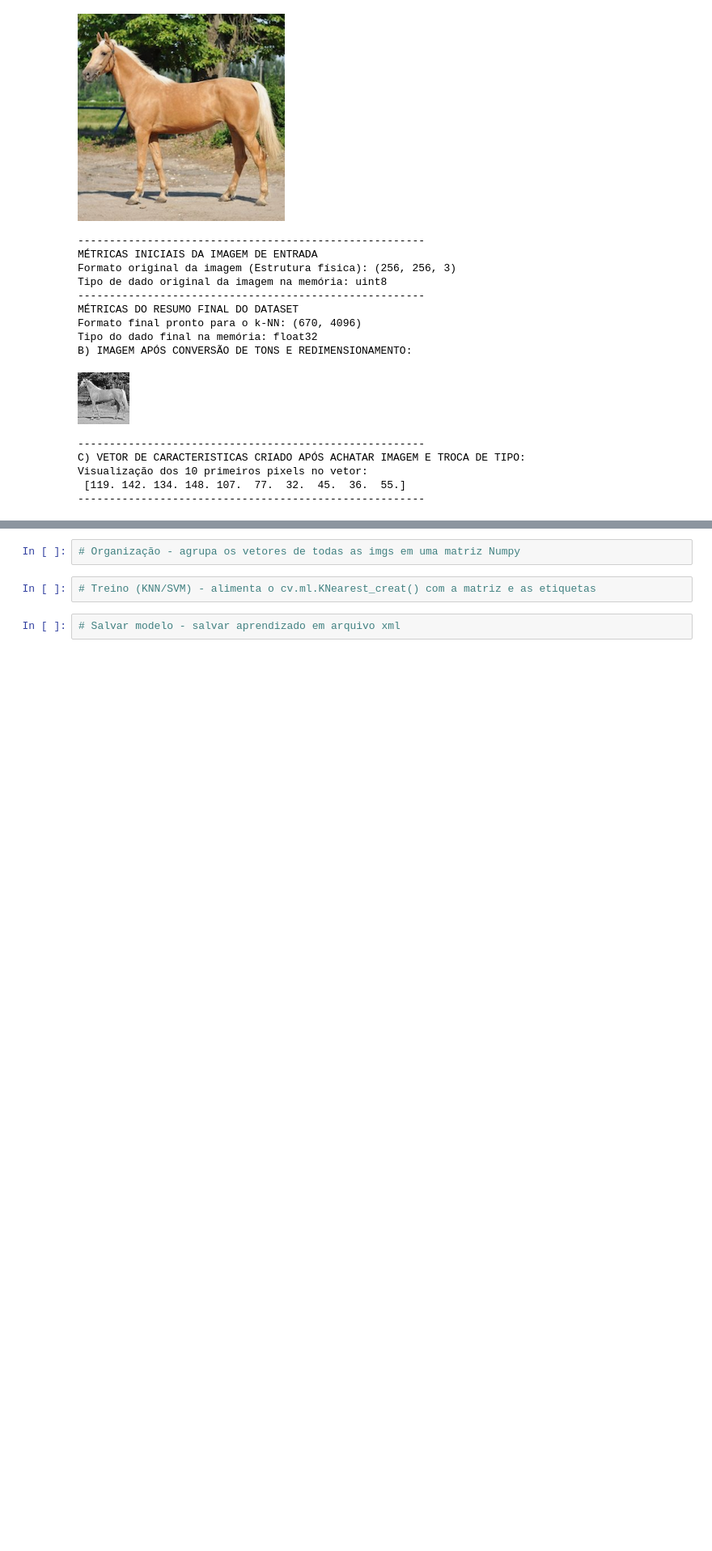
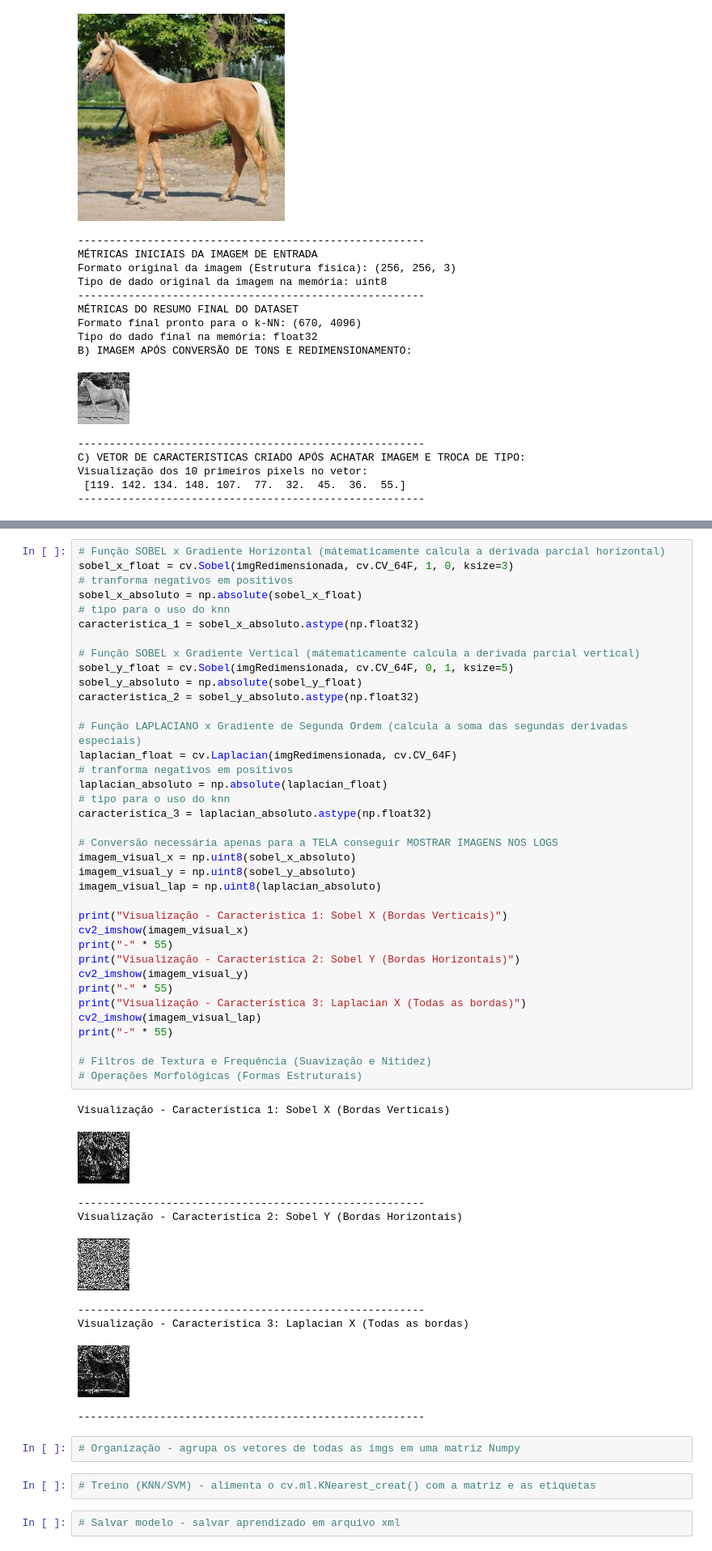
Before and after one commit to vitoriaferreirap/DeepLearning, a Jupyter notebook: MachineLearning/SistemasInteligentes/SistemasInteligentes_ClassificadorCavalos.ipynb, the cells around one changed output, grey strips where cells are left out. Shown at 81% size. Saved outputs shown, nothing was run; the diff lists cells and outputs as text; blank space fills up the shorter version.

Commit message:
feat: aplica primeira extração de caracteristicas, usando as funções do OpenCV : SOBEL e LAPLACIANO, gerando 3 vetores/caracteristicas.

```diff
--- a/MachineLearning/SistemasInteligentes/SistemasInteligentes_ClassificadorCavalos.ipynb
+++ b/MachineLearning/SistemasInteligentes/SistemasInteligentes_ClassificadorCavalos.ipynb
@@ -141,3 +152,50 @@ Visualização dos 10 primeiros pixels no vetor:
+# %%
+# Função SOBEL x Gradiente Horizontal (mátematicamente calcula a derivada parcial horizontal)
+sobel_x_float = cv.Sobel(imgRedimensionada, cv.CV_64F, 1, 0, ksize=3)
+# tranforma negativos em positivos
+sobel_x_absoluto = np.absolute(sobel_x_float)
+# tipo para o uso do knn
+caracteristica_1 = sobel_x_absoluto.astype(np.float32)
+
+# Função SOBEL x Gradiente Vertical (mátematicamente calcula a derivada parcial vertical)
+sobel_y_float = cv.Sobel(imgRedimensionada, cv.CV_64F, 0, 1, ksize=5)
+sobel_y_absoluto = np.absolute(sobel_y_float)
+caracteristica_2 = sobel_y_absoluto.astype(np.float32)
+
+# Função LAPLACIANO x Gradiente de Segunda Ordem (calcula a soma das segundas derivadas especiais)
+laplacian_float = cv.Laplacian(imgRedimensionada, cv.CV_64F)
+# tranforma negativos em positivos
+laplacian_absoluto = np.absolute(laplacian_float)
+# tipo para o uso do knn
+caracteristica_3 = laplacian_absoluto.astype(np.float32)
+
+# Conversão necessária apenas para a TELA conseguir MOSTRAR IMAGENS NOS LOGS
+imagem_visual_x = np.uint8(sobel_x_absoluto)
+imagem_visual_y = np.uint8(sobel_y_absoluto)
+imagem_visual_lap = np.uint8(laplacian_absoluto)
+
+print("Visualização - Característica 1: Sobel X (Bordas Verticais)")
+cv2_imshow(imagem_visual_x)
+print("-" * 55)
+print("Visualização - Característica 2: Sobel Y (Bordas Horizontais)")
+cv2_imshow(imagem_visual_y)
+print("-" * 55)
+print("Visualização - Característica 3: Laplacian X (Todas as bordas)")
+cv2_imshow(imagem_visual_lap)
+print("-" * 55)
+
+# Filtros de Textura e Frequência (Suavização e Nitidez)
+# Operações Morfológicas (Formas Estruturais)
+# %% [output]
+Visualização - Característica 1: Sobel X (Bordas Verticais)
+[figure, added]
+-------------------------------------------------------
+Visualização - Característica 2: Sobel Y (Bordas Horizontais)
+[figure, added]
+-------------------------------------------------------
+Visualização - Característica 3: Laplacian X (Todas as bordas)
+[figure, added]
+-------------------------------------------------------
 # %%
 # Organização - agrupa os vetores de todas as imgs em uma matriz Numpy
 # %%
```
Also changed, not shown: parts of 2 cells of this notebook.
